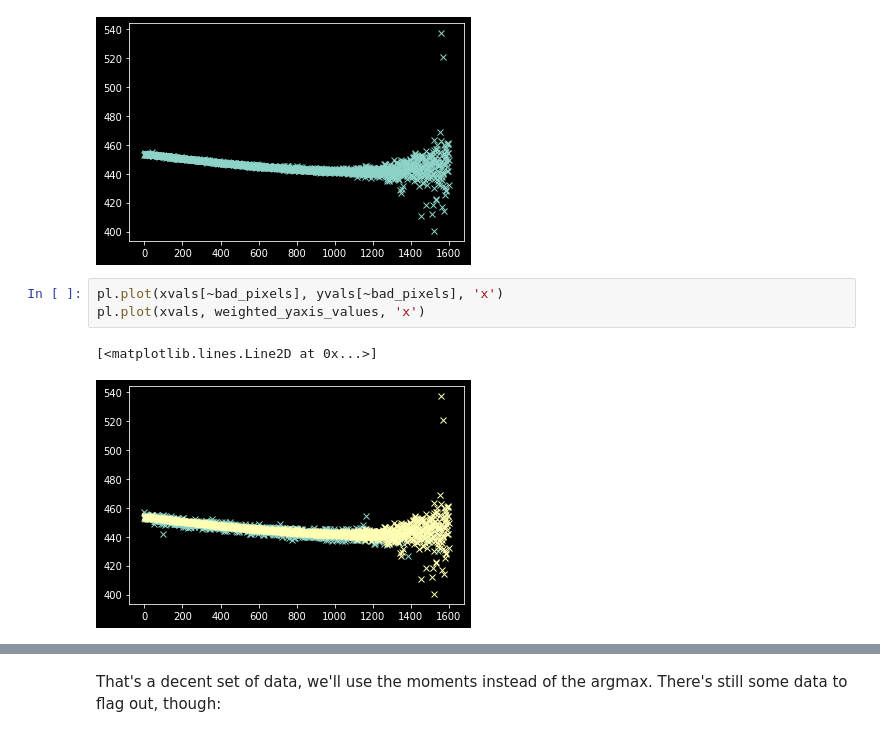
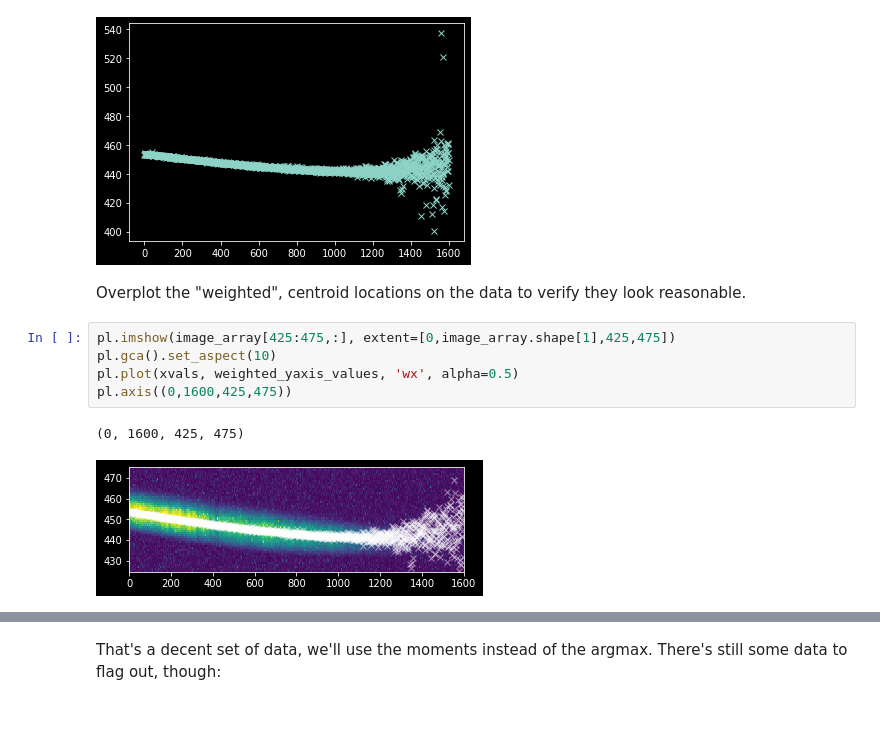
Before and after one commit to keflavich/AST4723-Public-Materials, a Jupyter notebook: spectroscopy/Spectroscopic Trace Tutorial.ipynb, the cells around one changed output, grey strips where cells are left out. Drawn from its saved outputs; the diff is of its cells as text.

Commit message:
add spectroscopy tutorial and related data

```diff
--- a/Spectroscopic Trace Tutorial.ipynb
+++ b/spectroscopy/Spectroscopic Trace Tutorial.ipynb
@@ -94,9 +97,13 @@ pl.plot(xvals, weighted_yaxis_values, 'x')
 # %% [output]
 [<matplotlib.lines.Line2D at 0x...>]
 [figure]
-# %%
-pl.plot(xvals[~bad_pixels], yvals[~bad_pixels], 'x')
-pl.plot(xvals, weighted_yaxis_values, 'x')
-# %% [output]
-[<matplotlib.lines.Line2D at 0x...>]
-[figure, removed]
+# %% [markdown]
+Overplot the "weighted", centroid locations on the data to verify they look reasonable.
+# %%
+pl.imshow(image_array[425:475,:], extent=[0,image_array.shape[1],425,475])
+pl.gca().set_aspect(10)
+pl.plot(xvals, weighted_yaxis_values, 'wx', alpha=0.5)
+pl.axis((0,1600,425,475))
+# %% [output]
+(0, 1600, 425, 475)
+[figure, added]
```
Also changed, not shown: parts of 20 cells of this notebook, 7 other files.
